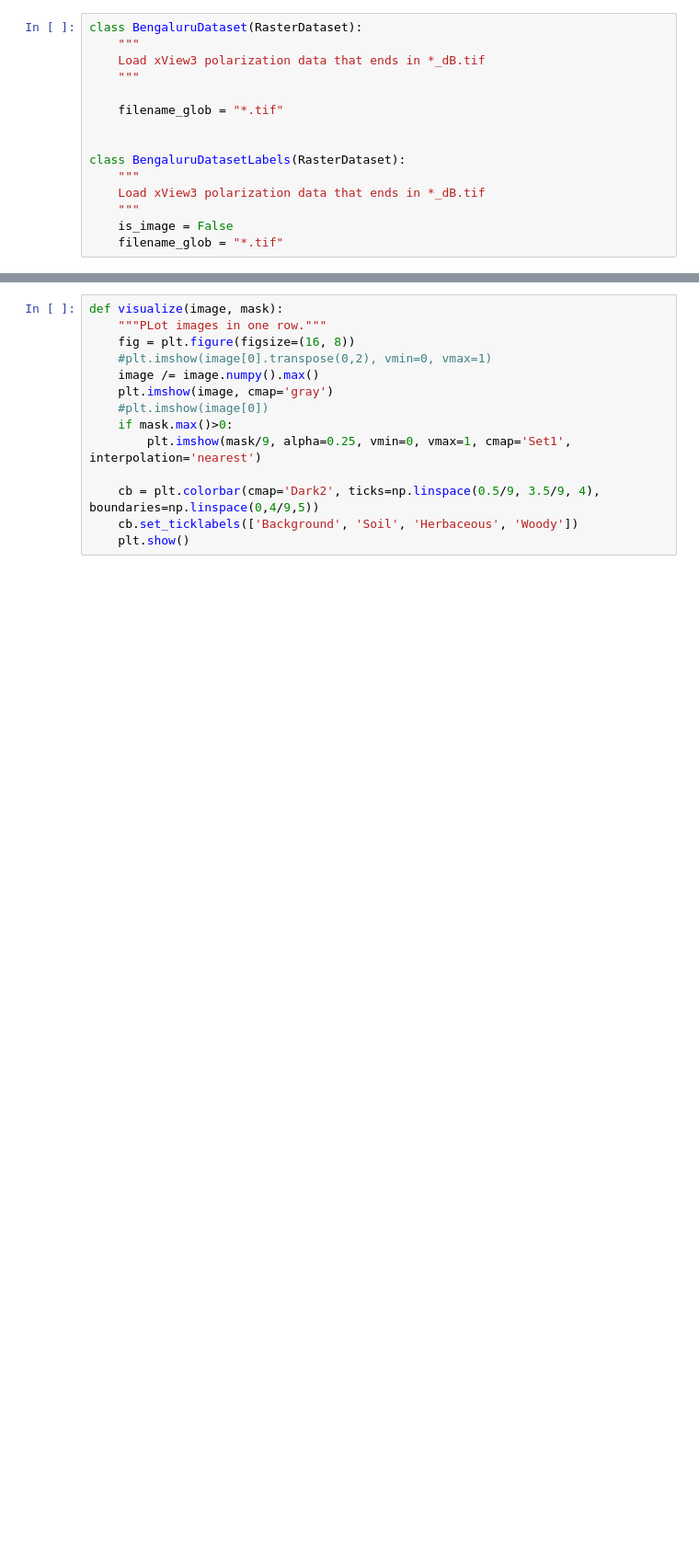
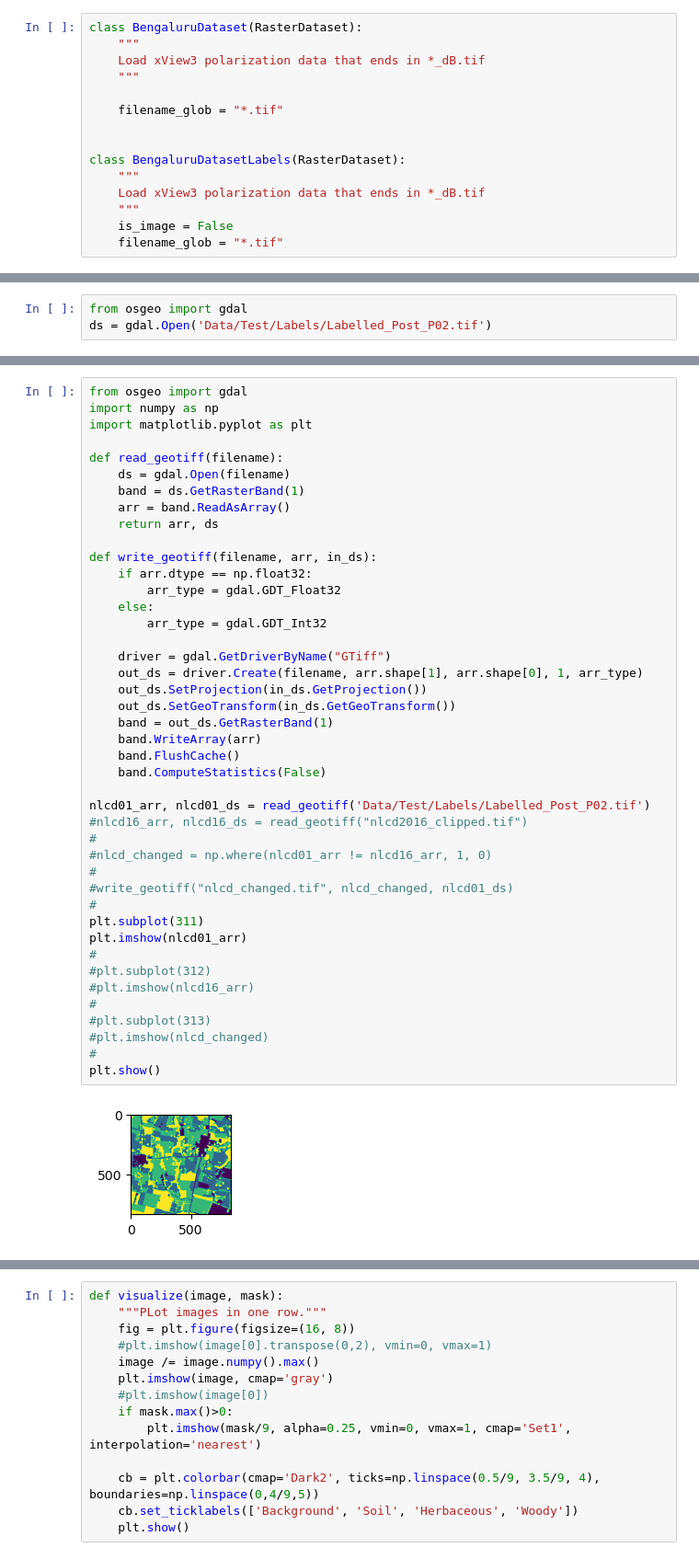
Before and after one commit to jmatics/rs-semantic-segmentation, a Jupyter notebook: initial_exploration_eval_unet.ipynb, the cells around one changed output, grey strips where cells are left out. Shown at 92% size. Saved outputs shown, nothing was run; the diff lists cells and outputs as text; blank space fills up the shorter version.

```diff
--- a/initial_exploration_eval_unet.ipynb
+++ b/initial_exploration_eval_unet.ipynb
@@ -72,0 +76,3 @@ Converting BengaluruDatasetLabels resolution from 1.200444240953174 to 1.2004442
+# %%
+from osgeo import gdal
+ds = gdal.Open('Data/Test/Labels/Labelled_Post_P02.tif')
@@ -73,3 +108,48 @@ Converting BengaluruDatasetLabels resolution from 1.200444240953174 to 1.2004442
+# %%
+from osgeo import gdal
+import numpy as np
+import matplotlib.pyplot as plt
+
+def read_geotiff(filename):
+    ds = gdal.Open(filename)
+    band = ds.GetRasterBand(1)
+    arr = band.ReadAsArray()
+    return arr, ds
+
+def write_geotiff(filename, arr, in_ds):
+    if arr.dtype == np.float32:
+        arr_type = gdal.GDT_Float32
+    else:
+        arr_type = gdal.GDT_Int32
+
+    driver = gdal.GetDriverByName("GTiff")
+    out_ds = driver.Create(filename, arr.shape[1], arr.shape[0], 1, arr_type)
+    out_ds.SetProjection(in_ds.GetProjection())
+    out_ds.SetGeoTransform(in_ds.GetGeoTransform())
+    band = out_ds.GetRasterBand(1)
+    band.WriteArray(arr)
+    band.FlushCache()
+    band.ComputeStatistics(False)
+
+nlcd01_arr, nlcd01_ds = read_geotiff('Data/Test/Labels/Labelled_Post_P02.tif')
+#nlcd16_arr, nlcd16_ds = read_geotiff("nlcd2016_clipped.tif")
+#
+#nlcd_changed = np.where(nlcd01_arr != nlcd16_arr, 1, 0)
+#
+#write_geotiff("nlcd_changed.tif", nlcd_changed, nlcd01_ds)
+#
+plt.subplot(311)
+plt.imshow(nlcd01_arr)
+#
+#plt.subplot(312)
+#plt.imshow(nlcd16_arr)
+#
+#plt.subplot(313)
+#plt.imshow(nlcd_changed)
+#
+plt.show()
+# %% [output]
+[figure, added]
 # %%
 DATASET_SIZE = 2048
 BATCH_SIZE = 128
```
Also changed, not shown: parts of 13 cells of this notebook.
